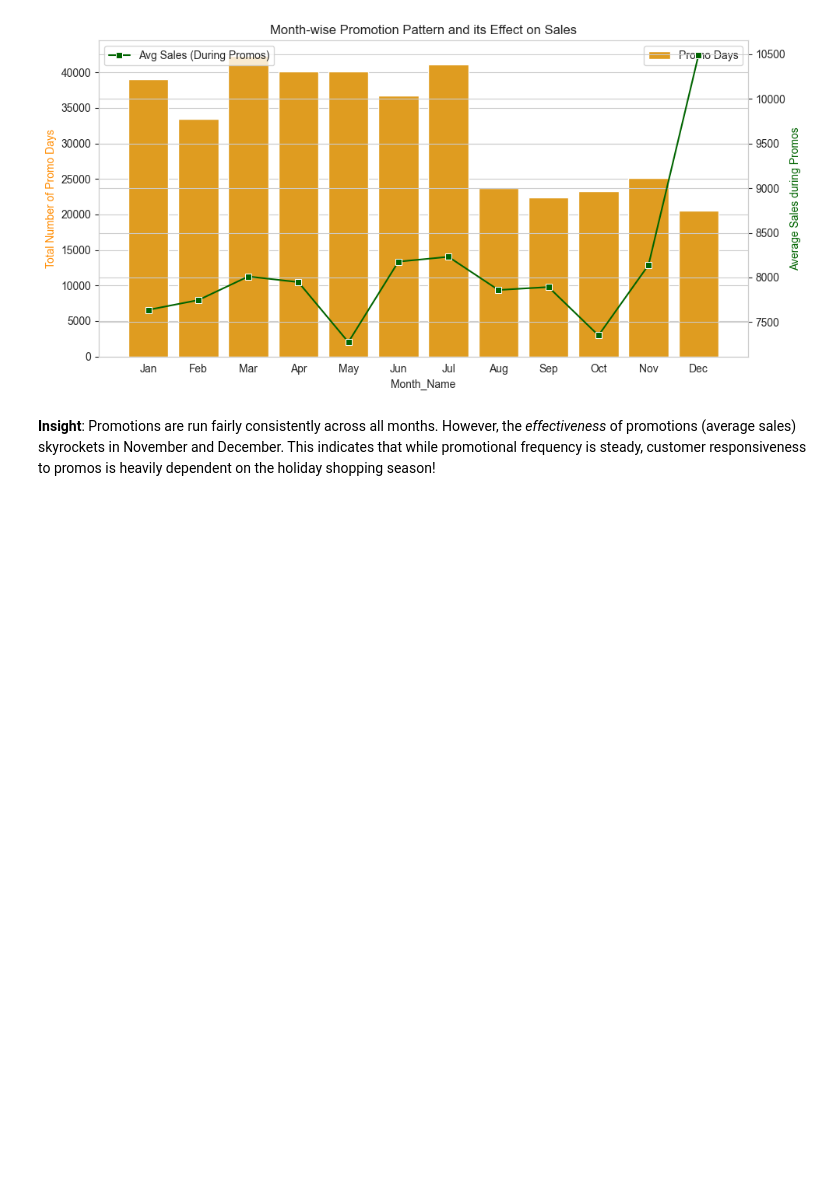
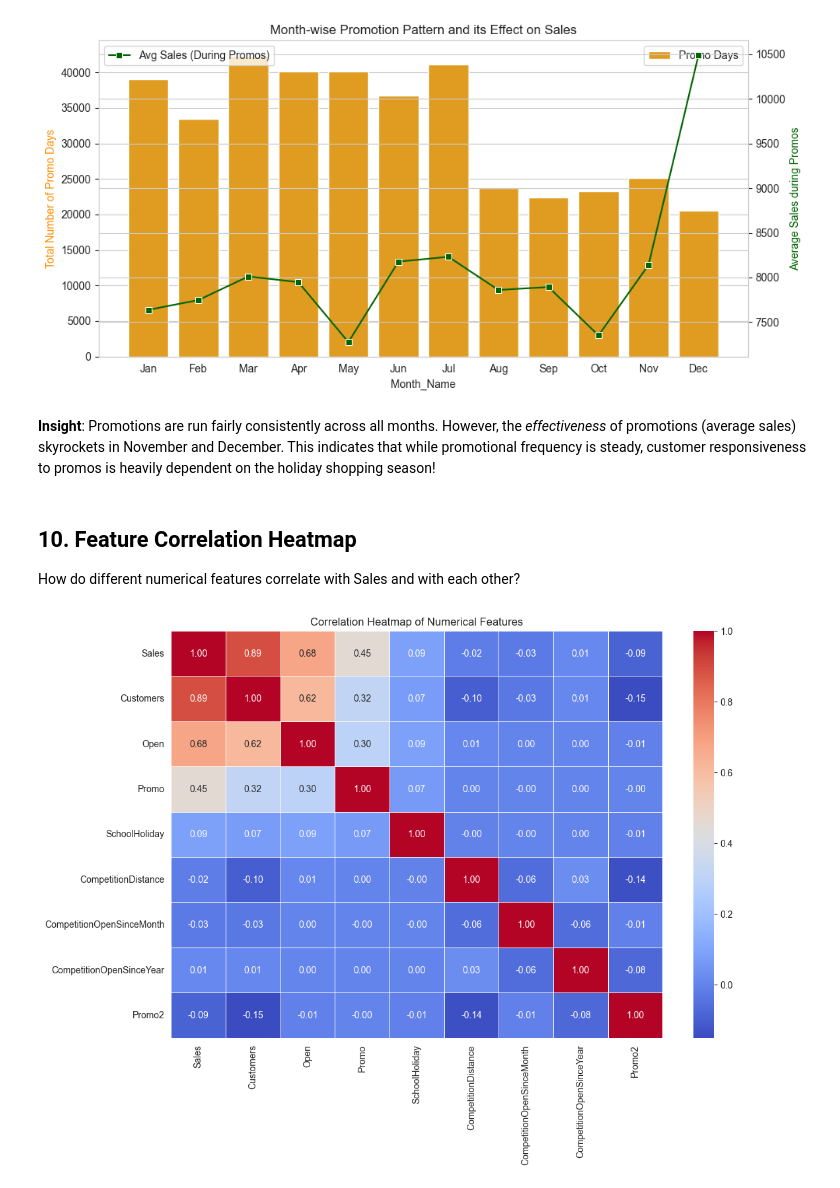
Before and after one commit to jainatshu/FYP_Demand_Forcasting, a Jupyter notebook: Actionable_Insights.ipynb, the cells around one changed output. Saved outputs shown, nothing was run; the diff lists cells and outputs as text; code cells hidden in the pictures; blank space fills up the shorter version.

Commit message:
Add Feature Correlation Heatmap to insights notebook and Streamlit dashboard

```diff
--- a/Actionable_Insights.ipynb
+++ b/Actionable_Insights.ipynb
@@ -343,3 +343,24 @@ plt.show()
 [figure]
 # %% [markdown]
 **Insight**: Promotions are run fairly consistently across all months. However, the *effectiveness* of promotions (average sales) skyrockets in November and December. This indicates that while promotional frequency is steady, customer responsiveness to promos is heavily dependent on the holiday shopping season!
+# %% [markdown]
+## 10. Feature Correlation Heatmap
+How do different numerical features correlate with Sales and with each other?
+# %%
+# Select only numeric features for the correlation matrix
+numeric_df = df.select_dtypes(include=[np.number])
+
+# Drop purely identifier/unhelpful columns for a cleaner heatmap
+cols_to_drop = ['Store', 'DayOfWeek', 'Year', 'Month', 'Promo2SinceYear', 'Promo2SinceWeek']
+numeric_df = numeric_df.drop(columns=[col for col in cols_to_drop if col in numeric_df.columns], errors='ignore')
+
+# Calculate correlation matrix
+corr_matrix = numeric_df.corr()
+
+# Visualization
+plt.figure(figsize=(12, 8))
+sns.heatmap(corr_matrix, annot=True, cmap='coolwarm', fmt=".2f", linewidths=0.5)
+plt.title("Correlation Heatmap of Numerical Features")
+plt.show()
+# %% [output]
+[figure, added]
```
Also changed, not shown: parts of 1 cell of this notebook, 1 other file.
